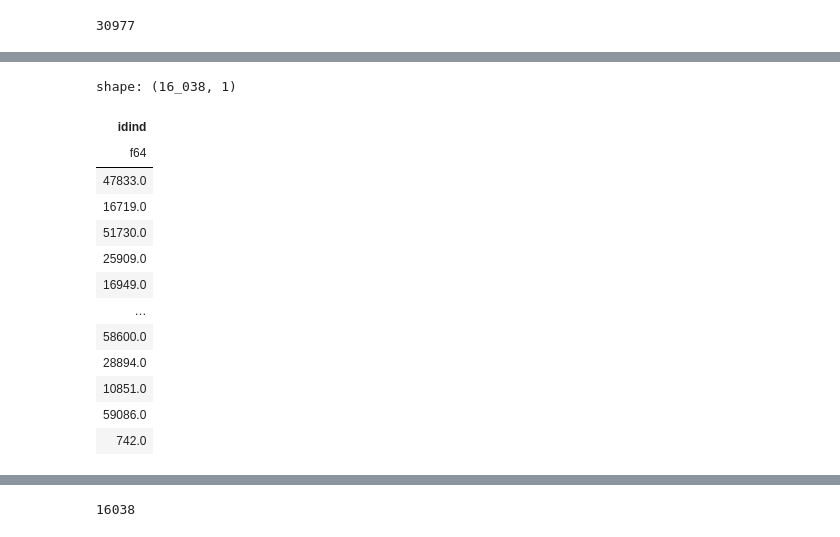
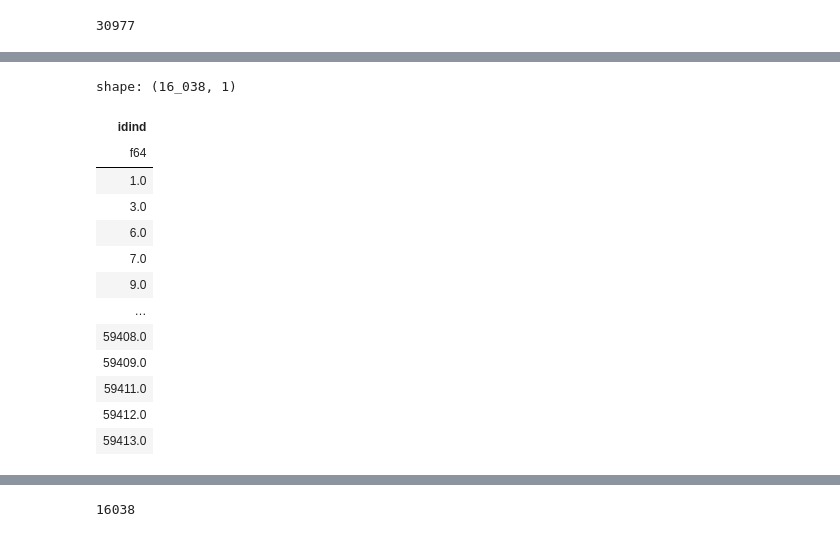
Before and after one commit to DmitriMt/master_thesis, a Jupyter notebook: notebooks/trend_management.ipynb, the cells around one changed output, grey strips where cells are left out. Drawn from its saved outputs; the diff is of its cells as text; code cells hidden in the pictures.

```diff
--- a/notebooks/trend_management.ipynb
+++ b/notebooks/trend_management.ipynb
@@ -359,18 +359,18 @@ shape: (4, 2)
 # %%
-common_people = panel_working_pop_2019[['idind']].join(panel_working_pop_2020[['idind']], how='inner', on='idind').unique()
+common_people = panel_working_pop_2019[['idind']].join(panel_working_pop_2020[['idind']], how='inner', on='idind').sort('idind').unique()
 common_people
 # %% [output]
 shape: (16_038, 1)
 | idind |
 | f64 |
-| 47833.0 |
-| 16719.0 |
-| 51730.0 |
-| 25909.0 |
-| 16949.0 |
+| 1.0 |
+| 3.0 |
+| 6.0 |
+| 7.0 |
+| 9.0 |
 | … |
-| 58600.0 |
-| 28894.0 |
-| 10851.0 |
-| 59086.0 |
-| 742.0 |
+| 59408.0 |
+| 59409.0 |
+| 59411.0 |
+| 59412.0 |
+| 59413.0 |
```
Also changed, not shown: parts of 43 cells of this notebook, 27 other files.
